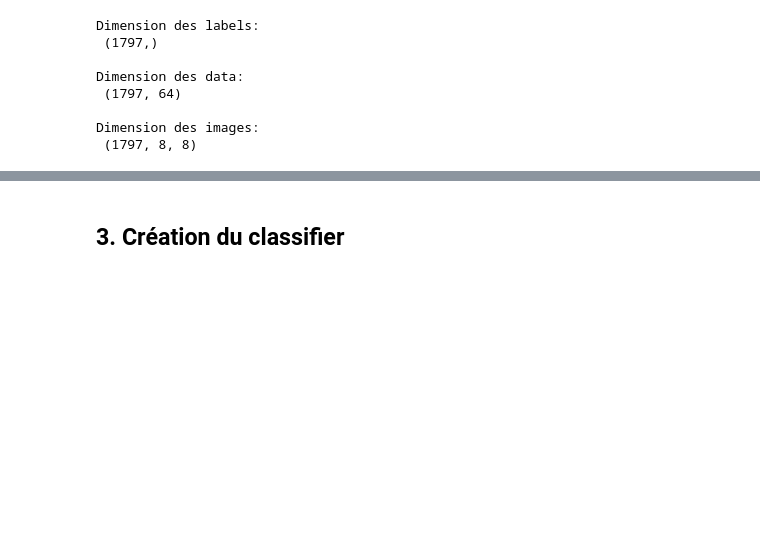
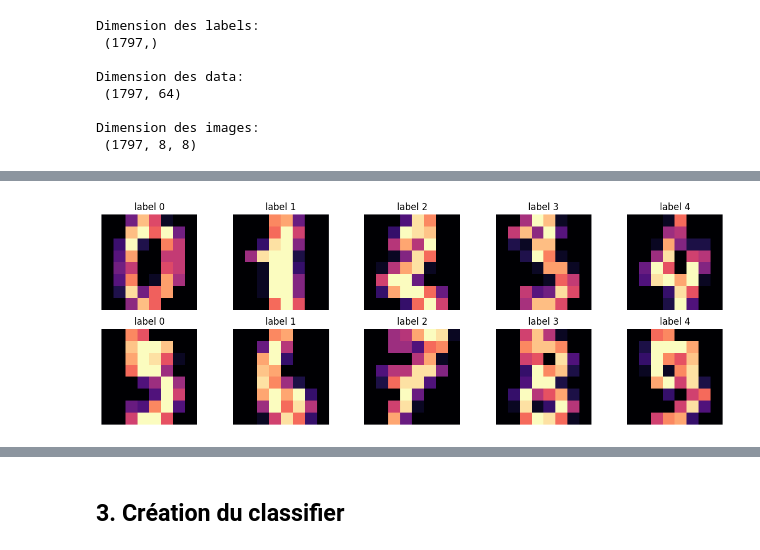
Before and after one commit to BranisGh/Advanced-Machine-Learnig-Master-ISI-Sorbonne-University-, a Jupyter notebook: 101_intro_ML_sklearn.ipynb, the cells around one changed output, grey strips where cells are left out. Saved outputs shown, nothing was run; the diff lists cells and outputs as text; code cells hidden in the pictures; blank space fills up the shorter version.

```diff
--- a/101_intro_ML_sklearn.ipynb
+++ b/101_intro_ML_sklearn.ipynb
@@ -52,3 +70,17 @@ print('Label de l image:\n', label[0], '\n')
+# %%
+# Display of our images
+n =  10
+cpt = 0
+fig, axes = plt.subplots(nrows=2, ncols=5, figsize=(15, 5))
+for ax_i in axes:
+  for im, lab, ax_j in zip(img[:n], label[:n], ax_i):
+    ax_j.set_axis_off()
+    # ax.imshow(image[:,:,:,0], cmap=plt.cm.gray_r, interpolation="nearest")
+    ax_j.imshow(img[cpt], cmap='magma')
+    ax_j.set_title('label ' + str(lab))
+    cpt += 1
+# %% [output]
+[figure, added]
 # %%
 # On trace le vecteur de donnée correspondant
 
```
Also changed, not shown: parts of 6 cells of this notebook, 3 other files.
